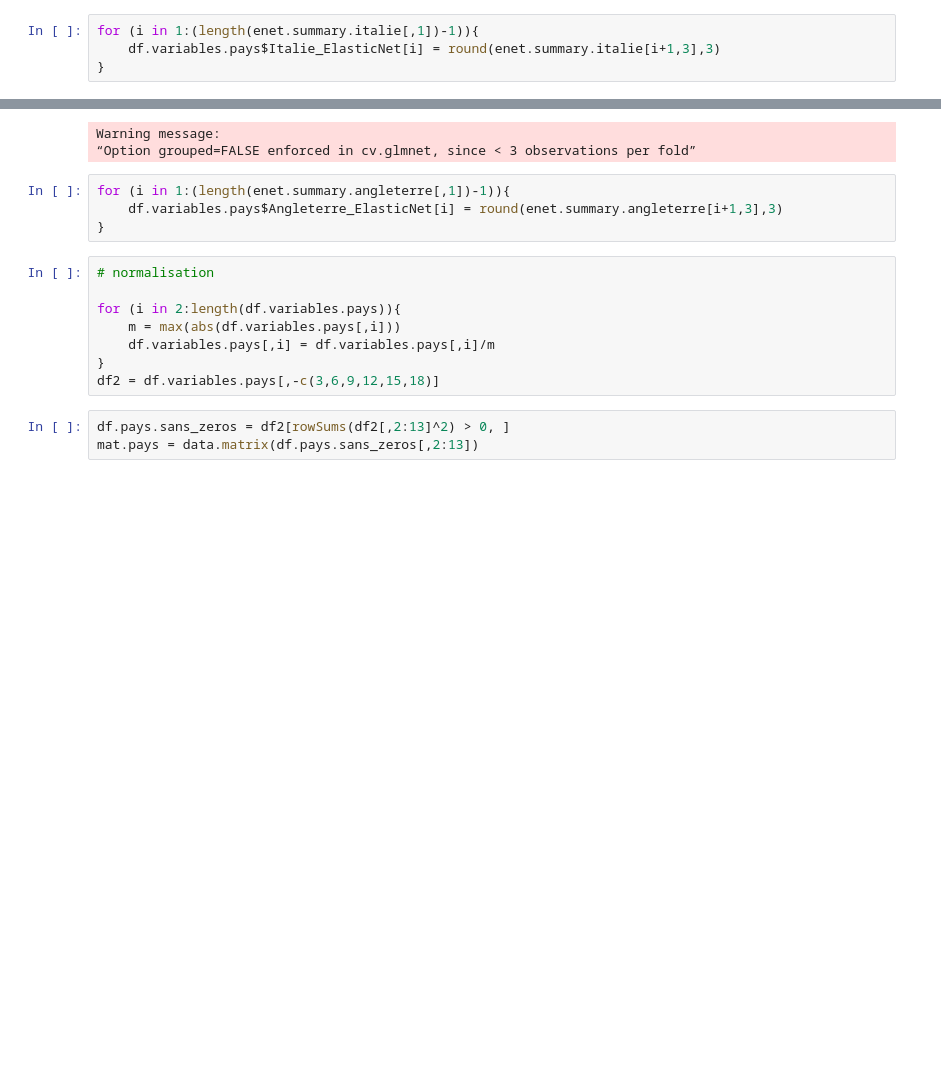
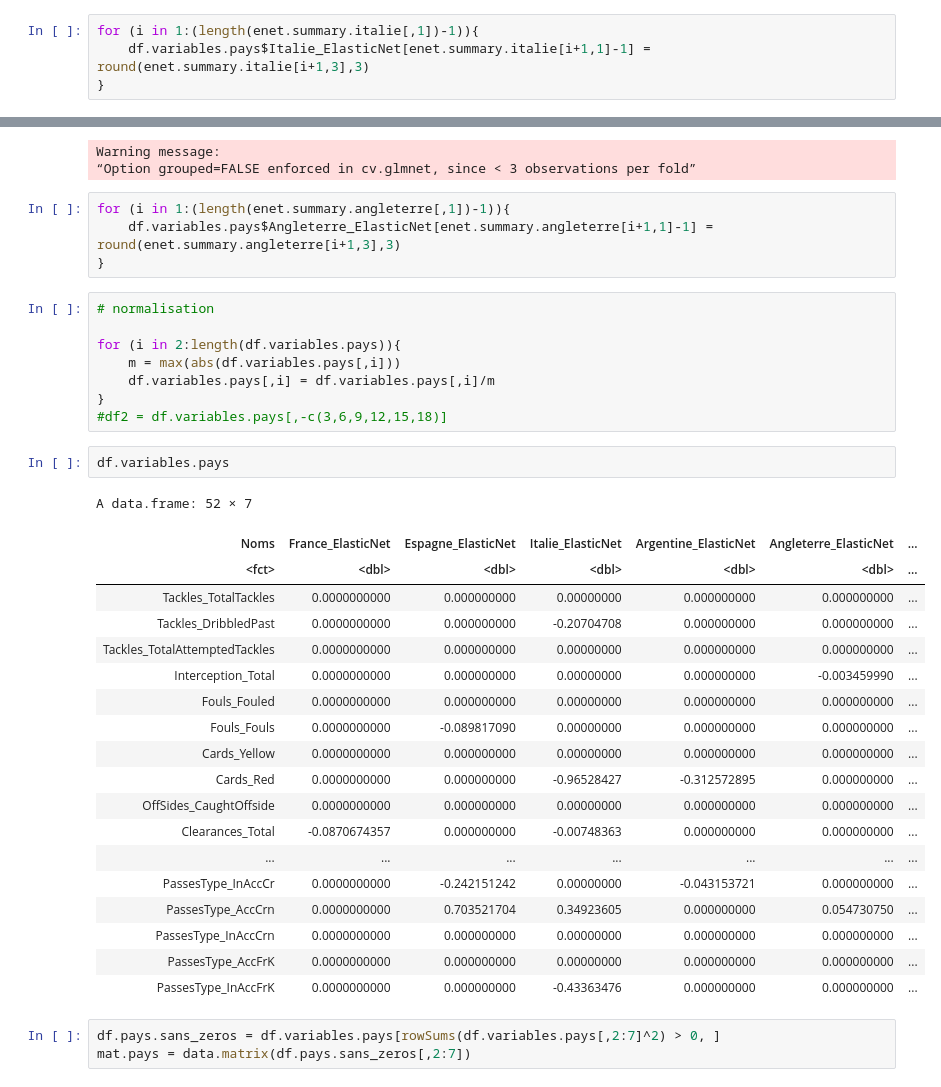
Before and after one commit to CamilleBichet/Projet_Foot_5A, a Jupyter notebook: Selection_de_variables.ipynb, the cells around one changed output, grey strips where cells are left out. Saved outputs shown, nothing was run; the diff lists cells and outputs as text; blank space fills up the shorter version.

```diff
--- a/Selection_de_variables.ipynb
+++ b/Selection_de_variables.ipynb
@@ -618,7 +676,7 @@ Warning message:
 “Option grouped=FALSE enforced in cv.glmnet, since < 3 observations per fold”
 # %%
 for (i in 1:(length(enet.summary.italie[,1])-1)){
-    df.variables.pays$Italie_ElasticNet[i] = round(enet.summary.italie[i+1,3],3)
+    df.variables.pays$Italie_ElasticNet[enet.summary.italie[i+1,1]-1] = round(enet.summary.italie[i+1,3],3)
 }
 # %%
 enet_espagne = cv.glmnet(as.matrix(Espagne), data_tot[data_tot$Pays=="Espagne",]$Points, alpha = 0.5)
@@ -657,7 +715,7 @@ Warning message:
 “Option grouped=FALSE enforced in cv.glmnet, since < 3 observations per fold”
 # %%
 for (i in 1:(length(enet.summary.angleterre[,1])-1)){
-    df.variables.pays$Angleterre_ElasticNet[i] = round(enet.summary.angleterre[i+1,3],3)
+    df.variables.pays$Angleterre_ElasticNet[enet.summary.angleterre[i+1,1]-1] = round(enet.summary.angleterre[i+1,3],3)
 }
 # %%
 # normalisation
@@ -666,7 +724,29 @@ for (i in 2:length(df.variables.pays)){
     m = max(abs(df.variables.pays[,i]))
     df.variables.pays[,i] = df.variables.pays[,i]/m
 }
-df2 = df.variables.pays[,-c(3,6,9,12,15,18)]
+#df2 = df.variables.pays[,-c(3,6,9,12,15,18)]
+# %%
+df.variables.pays
+# %% [output]
+A data.frame: 52 × 7
+| Noms | France_ElasticNet | Espagne_ElasticNet | Italie_ElasticNet | Argentine_ElasticNet | Angleterre_ElasticNet | ... |
+| <fct> | <dbl> | <dbl> | <dbl> | <dbl> | <dbl> | ... |
+| Tackles_TotalTackles | 0.0000000000 | 0.000000000 | 0.00000000 | 0.000000000 | 0.000000000 | ... |
+| Tackles_DribbledPast | 0.0000000000 | 0.000000000 | -0.20704708 | 0.000000000 | 0.000000000 | ... |
+| Tackles_TotalAttemptedTackles | 0.0000000000 | 0.000000000 | 0.00000000 | 0.000000000 | 0.000000000 | ... |
+| Interception_Total | 0.0000000000 | 0.000000000 | 0.00000000 | 0.000000000 | -0.003459990 | ... |
+| Fouls_Fouled | 0.0000000000 | 0.000000000 | 0.00000000 | 0.000000000 | 0.000000000 | ... |
+| Fouls_Fouls | 0.0000000000 | -0.089817090 | 0.00000000 | 0.000000000 | 0.000000000 | ... |
+| Cards_Yellow | 0.0000000000 | 0.000000000 | 0.00000000 | 0.000000000 | 0.000000000 | ... |
+| Cards_Red | 0.0000000000 | 0.000000000 | -0.96528427 | -0.312572895 | 0.000000000 | ... |
+| OffSides_CaughtOffside | 0.0000000000 | 0.000000000 | 0.00000000 | 0.000000000 | 0.000000000 | ... |
+| Clearances_Total | -0.0870674357 | 0.000000000 | -0.00748363 | 0.000000000 | 0.000000000 | ... |
+| ... | ... | ... | ... | ... | ... | ... |
+| PassesType_InAccCr | 0.0000000000 | -0.242151242 | 0.00000000 | -0.043153721 | 0.000000000 | ... |
+| PassesType_AccCrn | 0.0000000000 | 0.703521704 | 0.34923605 | 0.000000000 | 0.054730750 | ... |
+| PassesType_InAccCrn | 0.0000000000 | 0.000000000 | 0.00000000 | 0.000000000 | 0.000000000 | ... |
+| PassesType_AccFrK | 0.0000000000 | 0.000000000 | 0.00000000 | 0.000000000 | 0.000000000 | ... |
+| PassesType_InAccFrK | 0.0000000000 | 0.000000000 | -0.43363476 | 0.000000000 | 0.000000000 | ... |
 # %%
-df.pays.sans_zeros = df2[rowSums(df2[,2:13]^2) > 0, ]
-mat.pays = data.matrix(df.pays.sans_zeros[,2:13])
+df.pays.sans_zeros = df.variables.pays[rowSums(df.variables.pays[,2:7]^2) > 0, ]
+mat.pays = data.matrix(df.pays.sans_zeros[,2:7])
```
Also changed, not shown: parts of 33 cells of this notebook.
